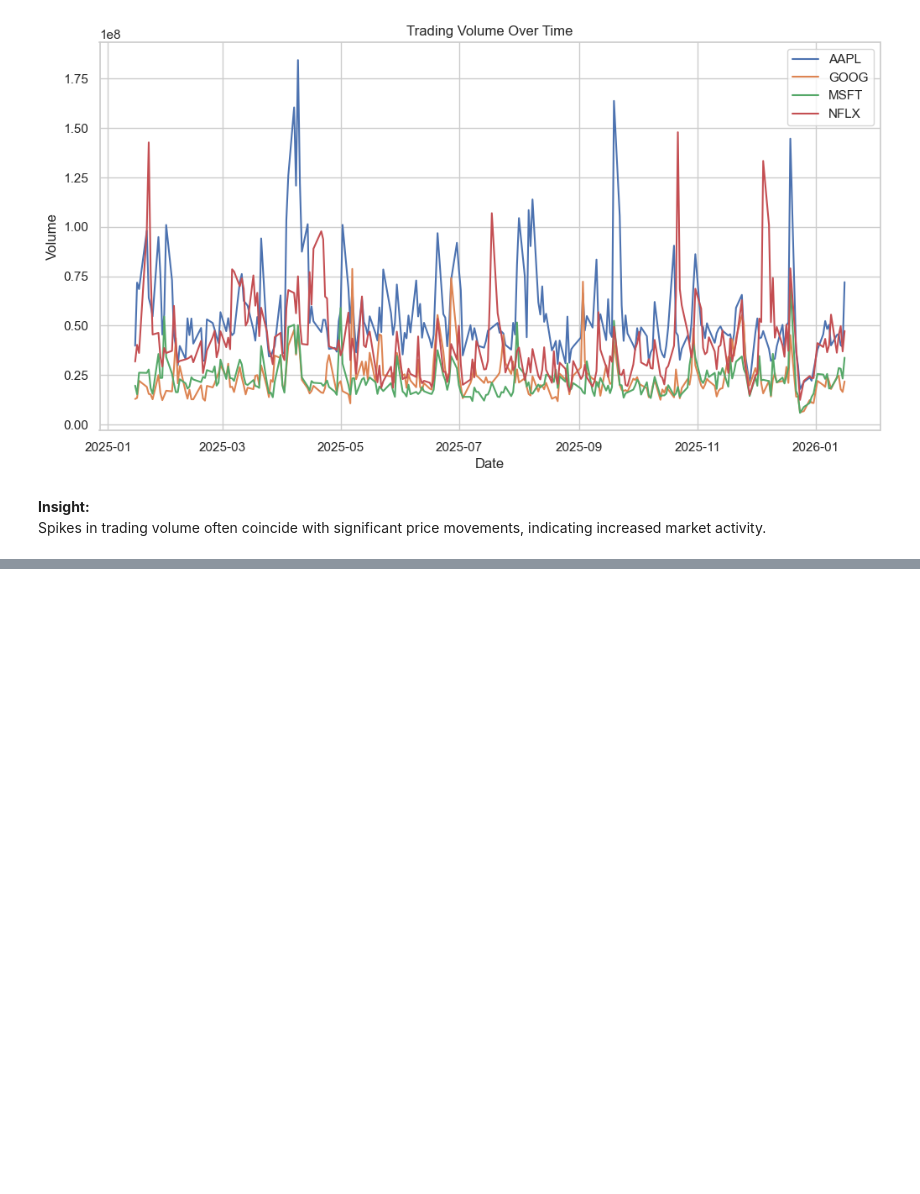
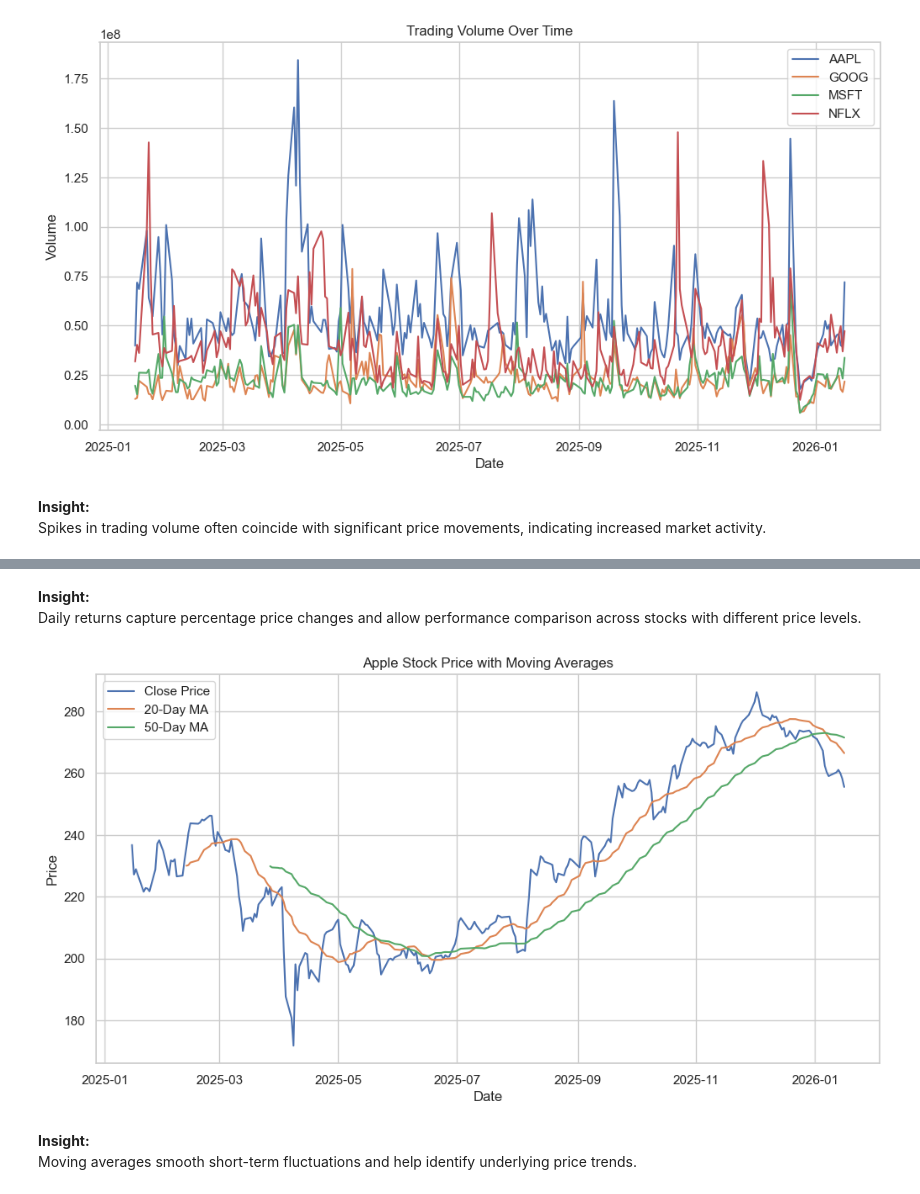
Before and after one commit to HarshaVaradhanGopal/Stock-Market-Analysis, a Jupyter notebook: Stock_Market_Analysis.ipynb, the cells around one changed output, grey strips where cells are left out. Drawn from its saved outputs; the diff is of its cells as text; code cells hidden in the pictures; blank space fills up the shorter version.

```diff
--- a/Stock_Market_Analysis.ipynb
+++ b/Stock_Market_Analysis.ipynb
@@ -277,0 +289,7 @@ movements, indicating increased market activity.
+# %%
+# Daily returns
+clean_combined_df['Daily_Return'] = (
+    clean_combined_df
+    .groupby('Ticker')['Close']
+    .pct_change()
+)
@@ -277,0 +305,33 @@ movements, indicating increased market activity.
+# %% [markdown]
+**Insight:**
+Daily returns capture percentage price changes and allow performance comparison across stocks with different price levels.
+# %%
+##Moving Averages (20-day and 50-day moving averages.)
+clean_combined_df['MA_20'] = (
+    clean_combined_df
+    .groupby('Ticker')['Close']
+    .transform(lambda x: x.rolling(window=20).mean())
+)
+
+clean_combined_df['MA_50'] = (
+    clean_combined_df
+    .groupby('Ticker')['Close']
+    .transform(lambda x: x.rolling(window=50).mean())
+)
+# %%
+aapl_df = clean_combined_df[clean_combined_df['Ticker'] == 'AAPL']
+
+plt.figure(figsize=(12,6))
+plt.plot(aapl_df['Date'], aapl_df['Close'], label='Close Price')
+plt.plot(aapl_df['Date'], aapl_df['MA_20'], label='20-Day MA')
+plt.plot(aapl_df['Date'], aapl_df['MA_50'], label='50-Day MA')
+plt.title("Apple Stock Price with Moving Averages")
+plt.xlabel("Date")
+plt.ylabel("Price")
+plt.legend()
+plt.show()
+# %% [output]
+[figure, added]
+# %% [markdown]
+**Insight:**
+Moving averages smooth short-term fluctuations and help identify underlying price trends.
```
Also changed, not shown: parts of 4 cells of this notebook, 1 other file.
